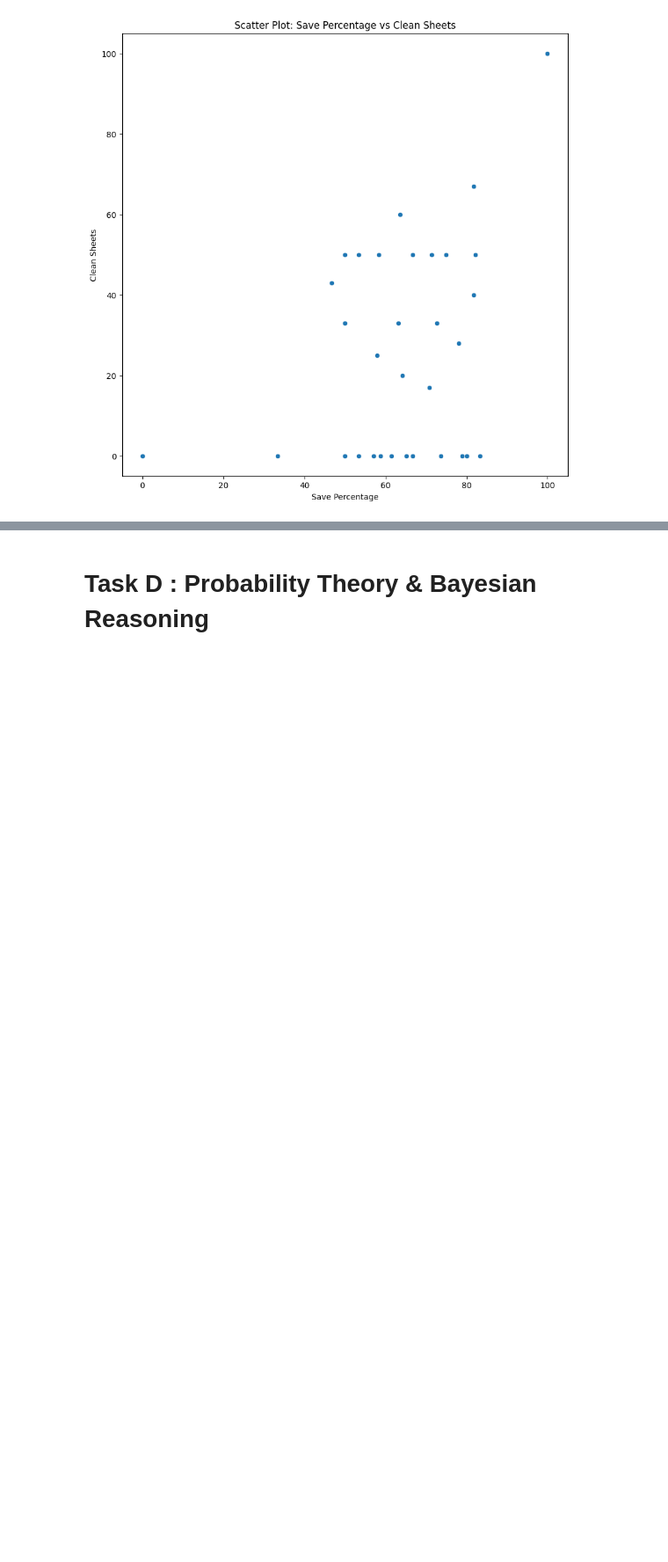
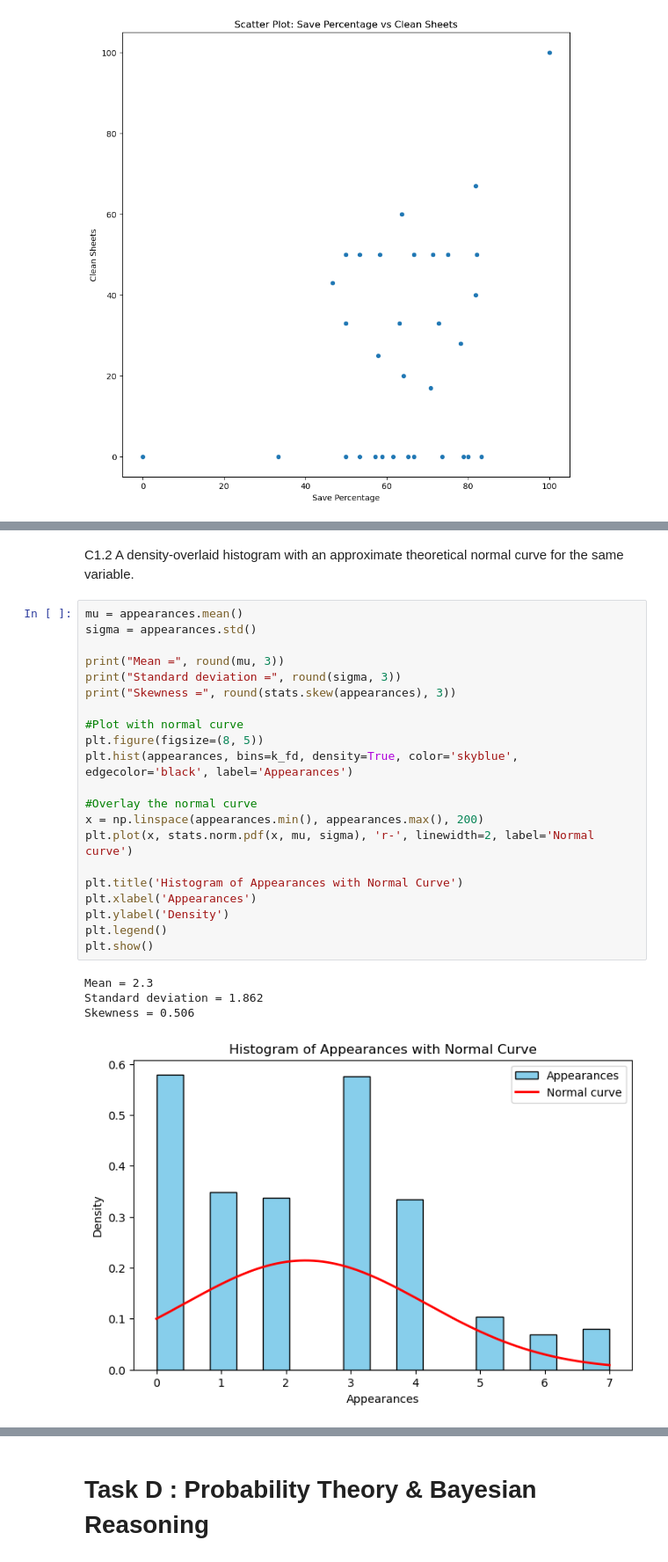
Before and after one commit to SamUM13/UM_WQD7013StatisticsforDS_Assignment1, a Jupyter notebook: 7013_Ass1.ipynb, the cells around one changed output, grey strips where cells are left out. Shown at 88% size. Saved outputs shown, nothing was run; the diff lists cells and outputs as text; blank space fills up the shorter version.

```diff
--- a/7013_Ass1.ipynb
+++ b/7013_Ass1.ipynb
@@ -690,0 +750,28 @@ plt.show()
+# %% [markdown]
+C1.2 A density-overlaid histogram with an approximate theoretical normal curve for the same variable.
+# %%
+mu = appearances.mean()
+sigma = appearances.std()
+
+print("Mean =", round(mu, 3))
+print("Standard deviation =", round(sigma, 3))
+print("Skewness =", round(stats.skew(appearances), 3))
+
+#Plot with normal curve
+plt.figure(figsize=(8, 5))
+plt.hist(appearances, bins=k_fd, density=True, color='skyblue', edgecolor='black', label='Appearances')
+
+#Overlay the normal curve
+x = np.linspace(appearances.min(), appearances.max(), 200)
+plt.plot(x, stats.norm.pdf(x, mu, sigma), 'r-', linewidth=2, label='Normal curve')
+
+plt.title('Histogram of Appearances with Normal Curve')
+plt.xlabel('Appearances')
+plt.ylabel('Density')
+plt.legend()
+plt.show()
+# %% [output]
+Mean = 2.3
+Standard deviation = 1.862
+Skewness = 0.506
+[figure, added]
```
Also changed, not shown: parts of 30 cells of this notebook.
